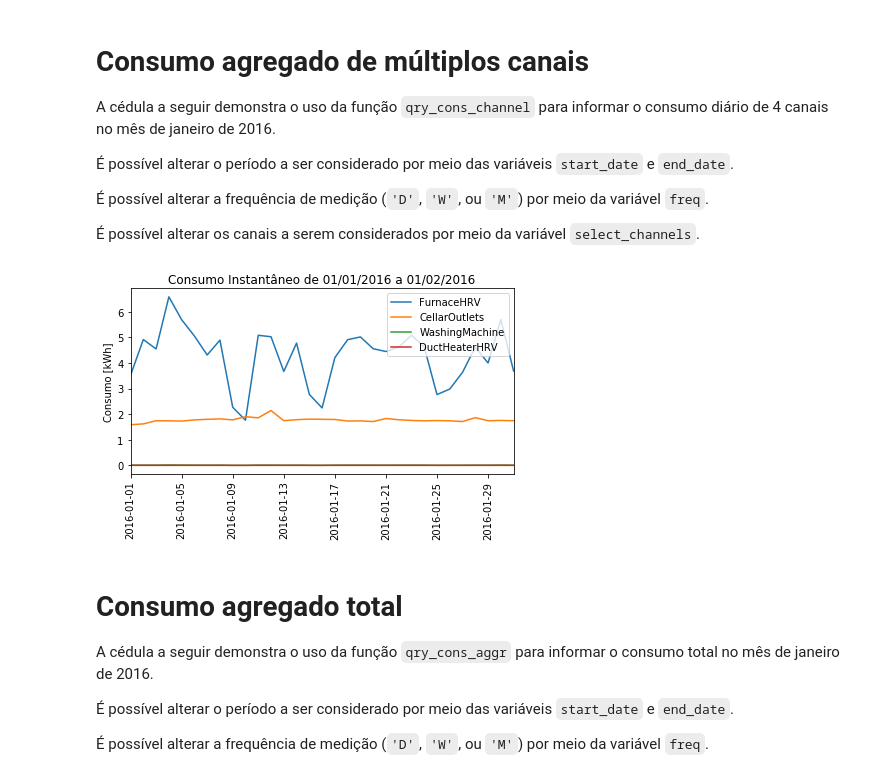
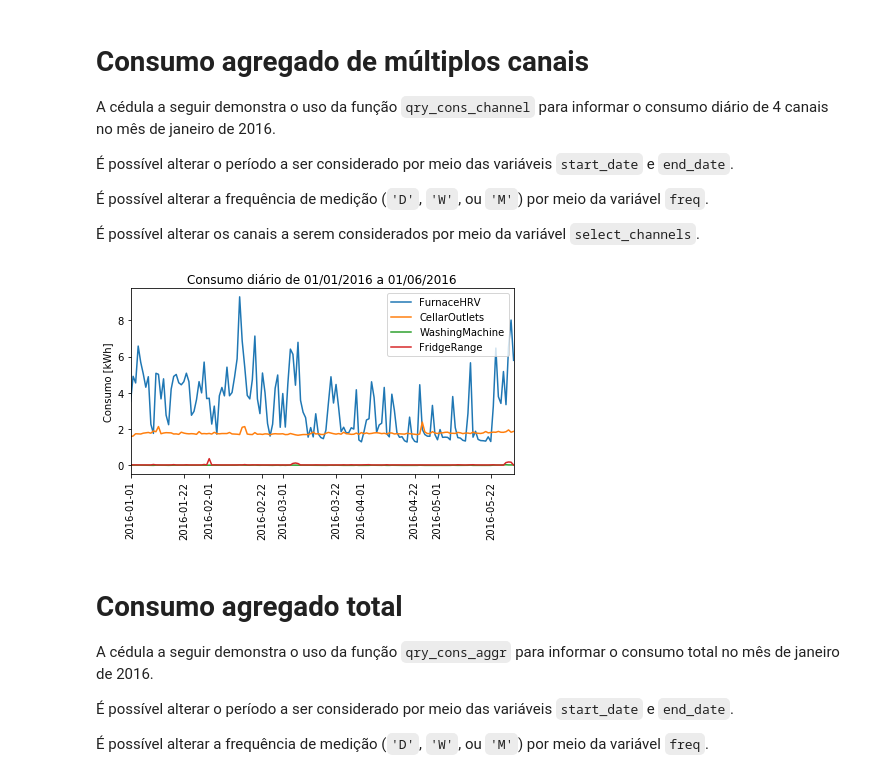
Before and after one commit to tiagoyukio12/TCC-2019, a Jupyter notebook: info_vis.ipynb, the cells around one changed output. Drawn from its saved outputs; the diff is of its cells as text; code cells hidden in the pictures.

```diff
--- a/info_vis.ipynb
+++ b/info_vis.ipynb
@@ -231,37 +232,38 @@ def qry_cons_channel(i_channel, start, end, frequency):
         period_hours *= 7
     if frequency == 'M':
         period_hours *= 30
     cons.energy = cons.energy * period_hours / 1e3
 
     # Return query as csv string
     return cons.to_csv()
 
 
 # Plot daily consumption for each channel for all period available
 start_date = pd.to_datetime('2016-01-01')
-end_date = pd.to_datetime('2016-02-01')
+end_date = pd.to_datetime('2016-06-01')
 freq = 'D'
-select_channels = [0, 1, 2, 10]
+select_channels = [0, 1, 2, 3]
+#select_channels = range(len(channels))
 
 for i in select_channels:
     query = qry_cons_channel(i, start_date, end_date, frequency=freq)
 
     # Convert query string to pandas.DataFrame
     ch = pd.read_csv(StringIO(query), delimiter=',', header=0, usecols=[1, 2])
     ch.t = pd.to_datetime(ch.t)
 
     # Plot query results
     plt.plot(ch.t, ch.energy, label=labels.iloc[i]['name'])
 
 plt.ylabel('Consumo [kWh]')
 plt.xticks(rotation=90)
-plt.title('Consumo Instantâneo de {} a {}'.format(start_date.strftime("%d/%m/%Y"), end_date.strftime("%d/%m/%Y")))
+plt.title('Consumo diário de {} a {}'.format(start_date.strftime("%d/%m/%Y"), end_date.strftime("%d/%m/%Y")))
 plt.legend(loc='upper right')
 plt.margins(x=0)
 plt.savefig('plot/visualizacao/mult_cons.png')
 plt.show()
 # %% [output]
-[figure, old version]
+[figure, new version]
 # %% [markdown]
 # Consumo agregado total
 
```
Also changed, not shown: parts of 2 cells of this notebook.
